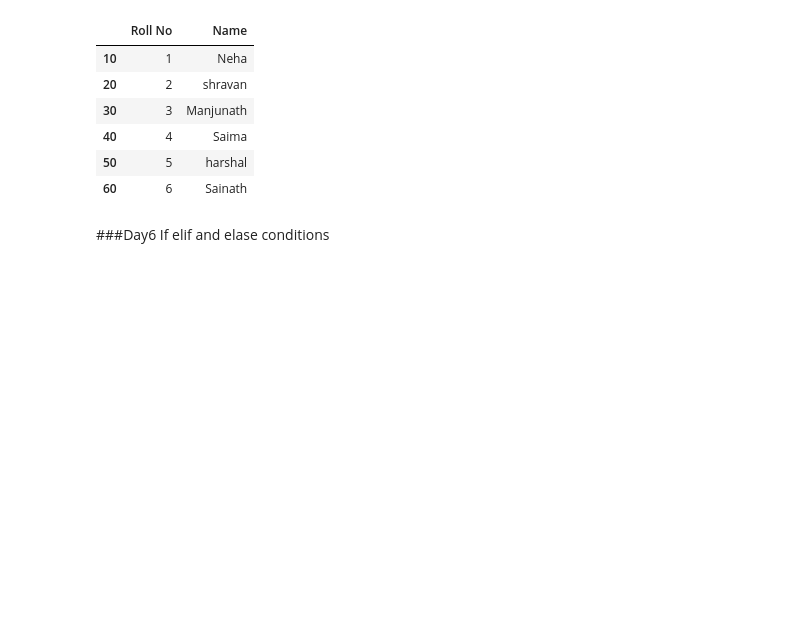
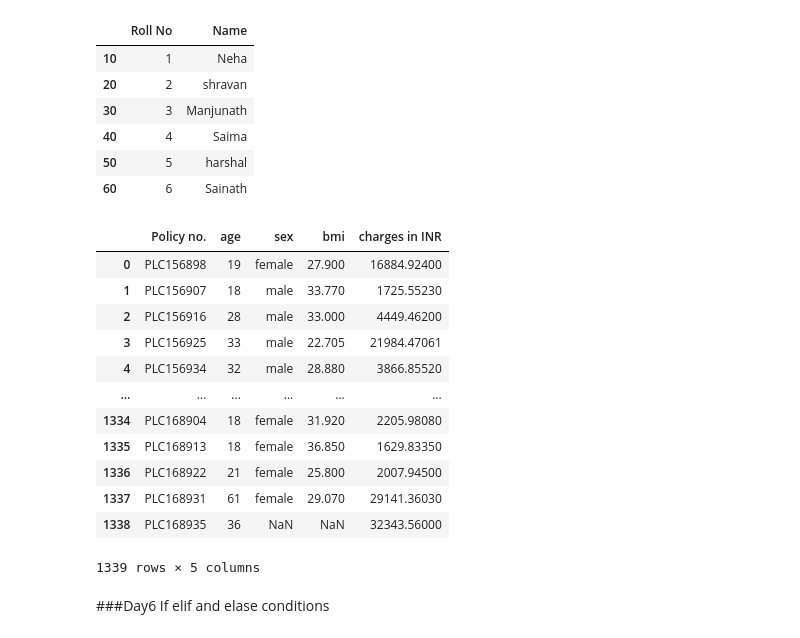
Before and after one commit to ShravanJadhav/DataScience_Practice, a Jupyter notebook: DataScience_Python.ipynb, the cells around one changed output. Drawn from its saved outputs; the diff is of its cells as text; code cells hidden in the pictures; blank space fills up the shorter version.

```diff
--- a/DataScience_Python.ipynb
+++ b/DataScience_Python.ipynb
@@ -59,6 +59,23 @@ df
 | 60 | 6 | Sainath |
 # %%
 #Reading the data
+# %%
+df1 = pd.read_csv('dataset 1.csv')
+df1
+# %% [output]
+|  | Policy no. | age | sex | bmi | charges in INR |
+| 0 | PLC156898 | 19 | female | 27.900 | 16884.92400 |
+| 1 | PLC156907 | 18 | male | 33.770 | 1725.55230 |
+| 2 | PLC156916 | 28 | male | 33.000 | 4449.46200 |
+| 3 | PLC156925 | 33 | male | 22.705 | 21984.47061 |
+| 4 | PLC156934 | 32 | male | 28.880 | 3866.85520 |
+| ... | ... | ... | ... | ... | ... |
+| 1334 | PLC168904 | 18 | female | 31.920 | 2205.98080 |
+| 1335 | PLC168913 | 18 | female | 36.850 | 1629.83350 |
+| 1336 | PLC168922 | 21 | female | 25.800 | 2007.94500 |
+| 1337 | PLC168931 | 61 | female | 29.070 | 29141.36030 |
+| 1338 | PLC168935 | 36 | NaN | NaN | 32343.56000 |
+1339 rows × 5 columns
 # %% [markdown]
 ###Day6
 If elif and elase conditions
```
